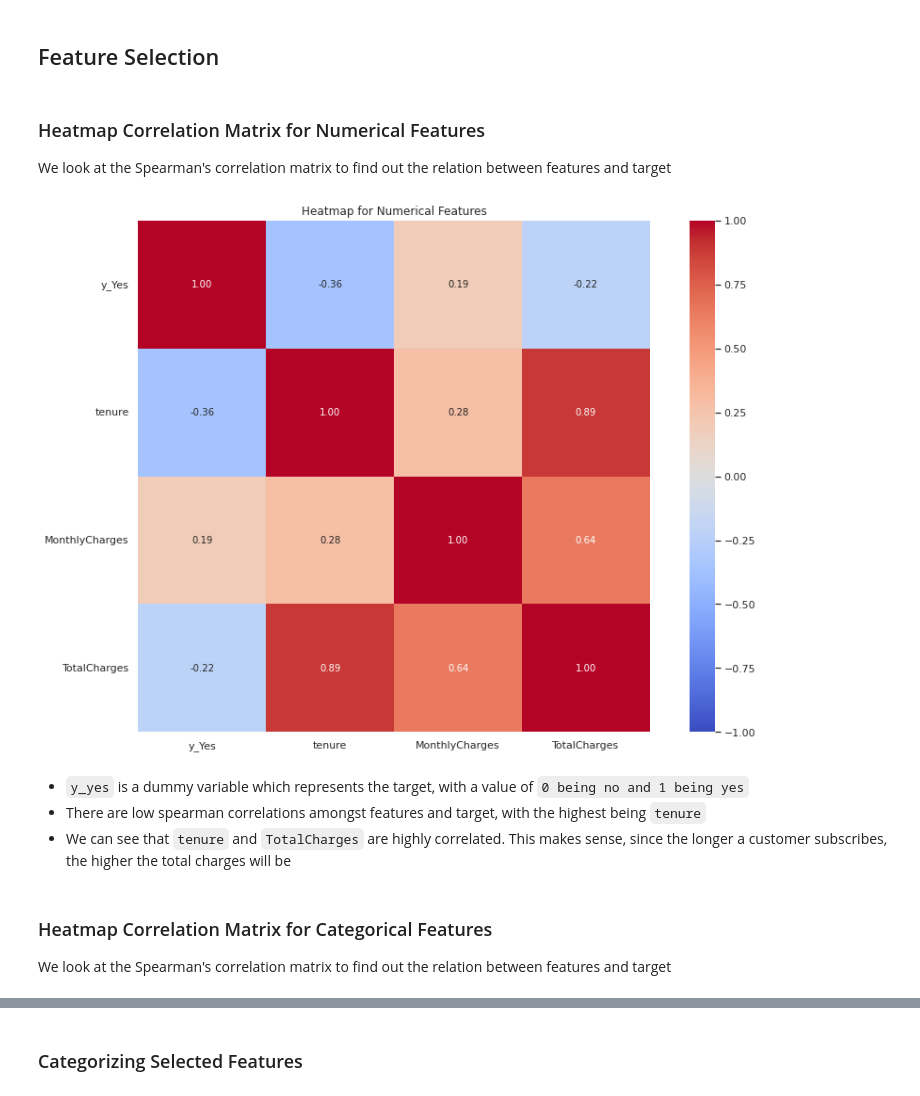
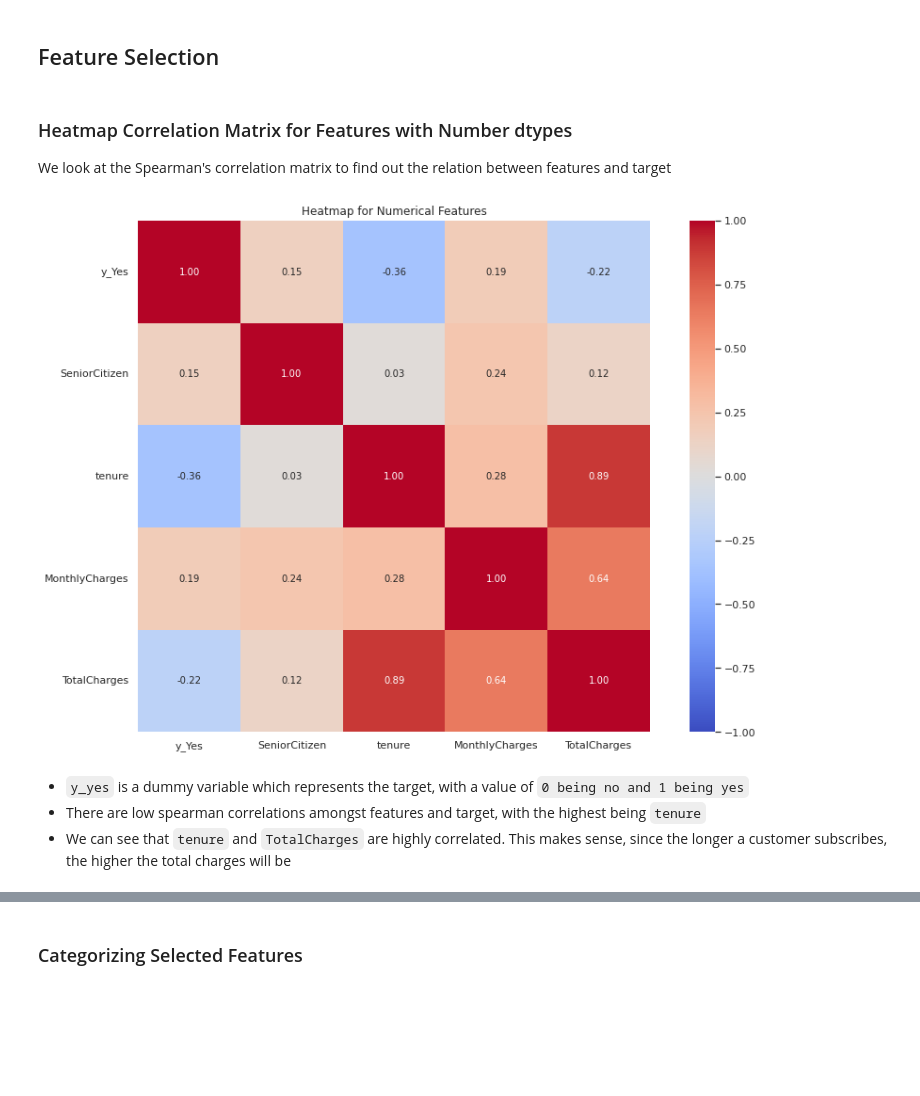
Before and after one commit to NikkiSatmaka/sticky-customers-operation, a Jupyter notebook: h8dsft_Milestone1P2_nikki_satmaka.ipynb, the cells around one changed output, grey strips where cells are left out. Saved outputs shown, nothing was run; the diff lists cells and outputs as text; code cells hidden in the pictures; blank space fills up the shorter version.

```diff
--- a/h8dsft_Milestone1P2_nikki_satmaka.ipynb
+++ b/h8dsft_Milestone1P2_nikki_satmaka.ipynb
@@ -570,31 +568,27 @@ Great! We have no more missing values
 # %% [markdown]
 ## Feature Selection
 # %% [markdown]
-### Heatmap Correlation Matrix for Numerical Features
+### Heatmap Correlation Matrix for Features with Number dtypes
 
 We look at the Spearman's correlation matrix to find out the relation between features and target
 # %%
 # Heatmap Correlation Matrix
 plt.figure(figsize=(15,10))
 
 sns.heatmap(
     pd.concat([
         pd.get_dummies(y_train, prefix='y', drop_first=True),
-        X_train[num_cols]], axis=1
+        X_train.select_dtypes('number')], axis=1
     ).corr('spearman'),
     annot=True, vmin=-1, vmax=1, fmt='.2f', square=True, cmap='coolwarm')
 plt.xticks(rotation=0)
 plt.yticks(rotation=0)
 plt.title('Heatmap for Numerical Features')
 
 plt.show()
 # %% [output]
-[figure, old version]
+[figure, new version]
 # %% [markdown]
 - `y_yes` is a dummy variable which represents the target, with a value of `0 being no and 1 being yes`
 - There are low spearman correlations amongst features and target, with the highest being `tenure`
 - We can see that `tenure` and `TotalCharges` are highly correlated. This makes sense, since the longer a customer subscribes, the higher the total charges will be
-# %% [markdown]
-### Heatmap Correlation Matrix for Categorical Features
-
-We look at the Spearman's correlation matrix to find out the relation between features and target
```
Also changed, not shown: parts of 7 cells of this notebook.
